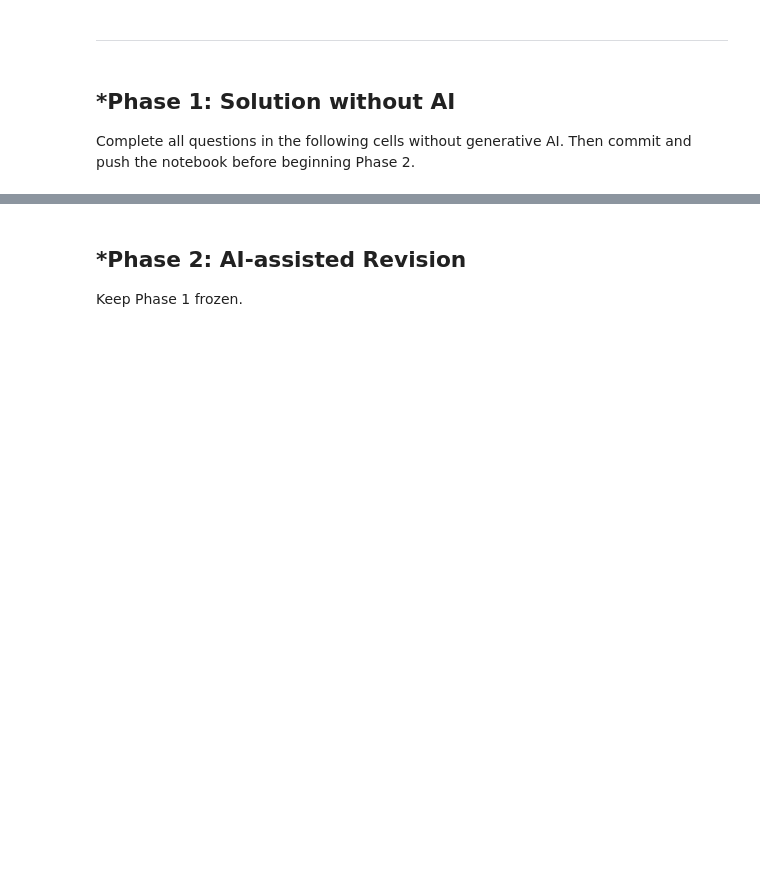
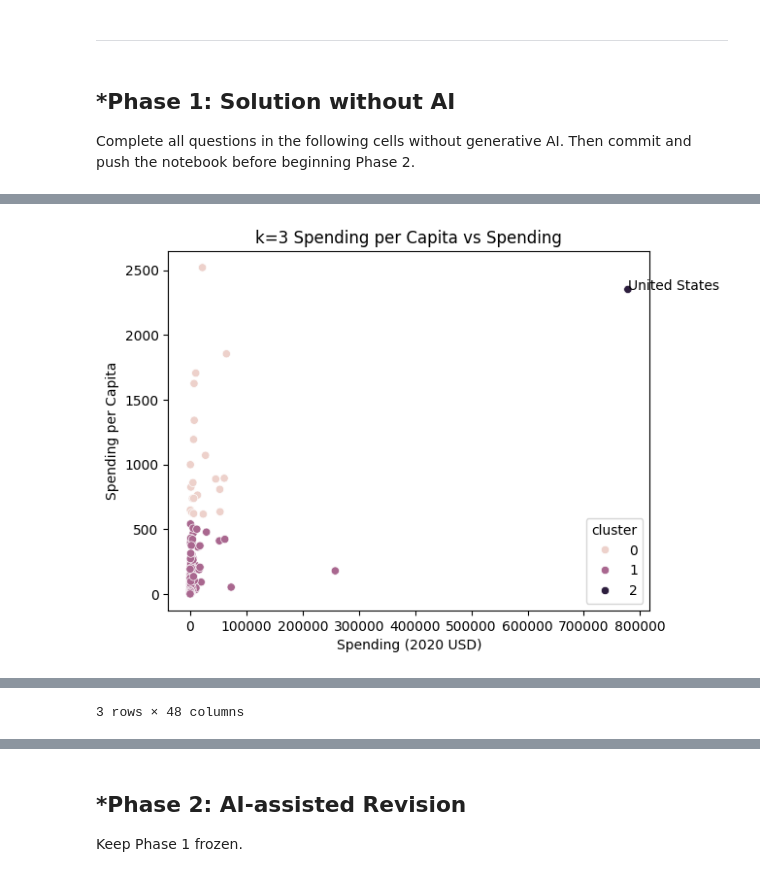
Before and after one commit to derekhatherley/A04-clustering, a Jupyter notebook: A4_notebook.ipynb, the cells around one changed output, grey strips where cells are left out. Cells and saved outputs as stored; diff of their text form; code cells hidden in the pictures; blank space fills up the shorter version.

```diff
--- a/A4_notebook.ipynb
+++ b/A4_notebook.ipynb
@@ -116,0 +214,14 @@ notebook before beginning Phase 2.
+# %%
+k = 3
+model = KMeans(n_clusters=k, max_iter=300, n_init=10, random_state=0).fit(X)
+df['cluster'] = model.labels_
+us = df[df['Country'] == 'United States of America']
+
+sns.scatterplot(data=df, x='Spending (2020 USD)', y='Spending per Capita', hue='cluster')
+plt.title('k=3 Spending per Capita vs Spending')
+plt.annotate('United States', (us['Spending (2020 USD)'].iloc[0], us['Spending per Capita'].iloc[0]))
+plt.show()
+
+df.groupby('cluster').describe()
+# %% [output]
+[figure, added]
@@ -116,0 +234 @@ notebook before beginning Phase 2.
+3 rows × 48 columns
```
Also changed, not shown: parts of 15 cells of this notebook.
